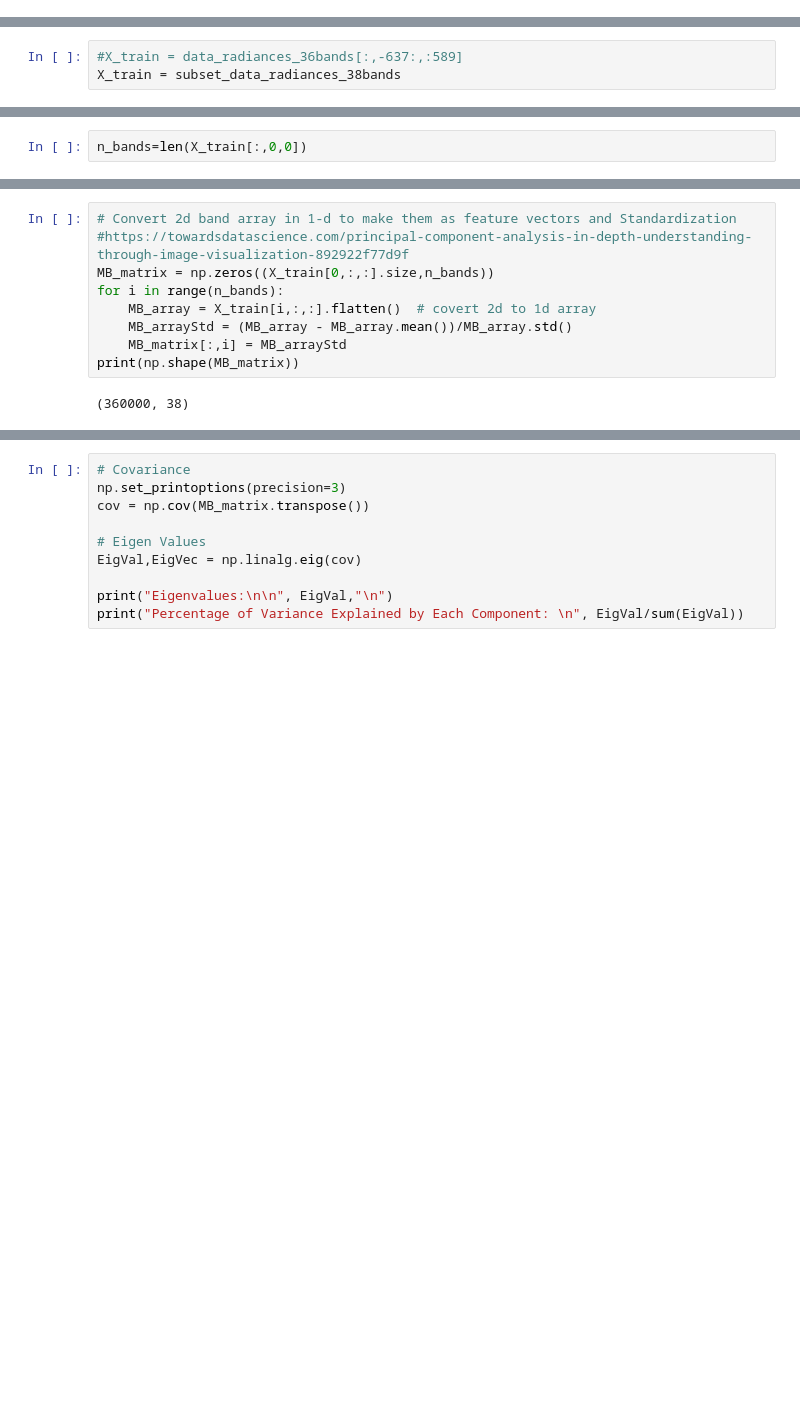
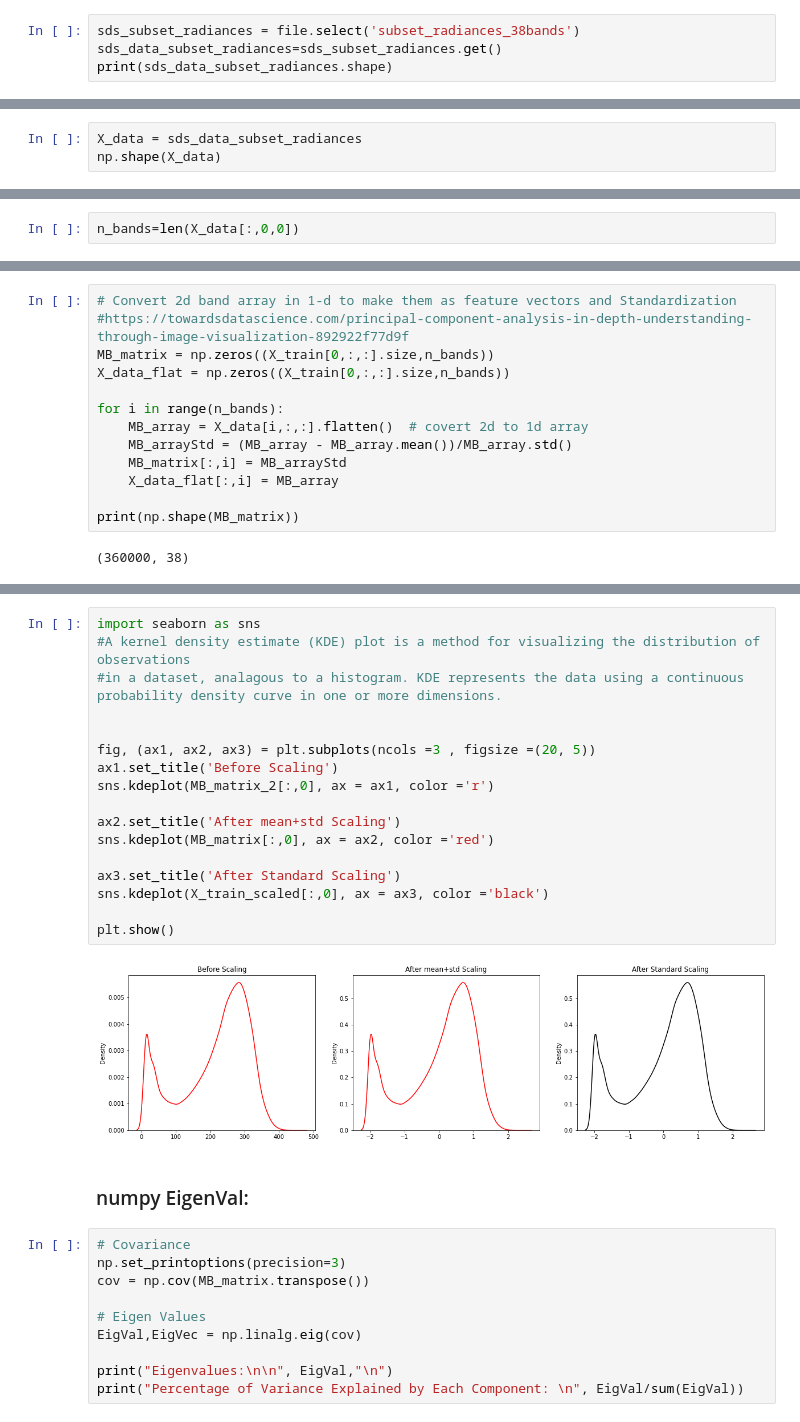
Before and after one commit to jesseniagonzalezv/ICON_RTTOV, a Jupyter notebook: code_test/PCA-radiances.ipynb, the cells around one changed output, grey strips where cells are left out. Cells and saved outputs as stored; diff of their text form; blank space fills up the shorter version.

```diff
--- a/code_test/PCA-radiances.ipynb
+++ b/code_test/PCA-radiances.ipynb
@@ -2,0 +23,4 @@
+# %%
+sds_subset_radiances = file.select('subset_radiances_38bands')
+sds_data_subset_radiances=sds_subset_radiances.get()
+print(sds_data_subset_radiances.shape)
@@ -3,3 +29,3 @@
 # %%
-#X_train = data_radiances_36bands[:,-637:,:589]
-X_train = subset_data_radiances_38bands
+X_data = sds_data_subset_radiances
+np.shape(X_data)
@@ -10,2 +34,2 @@ np.shape(X_train)
 # %%
-n_bands=len(X_train[:,0,0])
+n_bands=len(X_data[:,0,0])
@@ -13,10 +39,14 @@ n_bands=len(X_train[:,0,0])
 # Convert 2d band array in 1-d to make them as feature vectors and Standardization
 #https://towardsdatascience.com/principal-component-analysis-in-depth-understanding-through-image-visualization-892922f77d9f
 MB_matrix = np.zeros((X_train[0,:,:].size,n_bands))
+X_data_flat = np.zeros((X_train[0,:,:].size,n_bands))
+
 for i in range(n_bands):
-    MB_array = X_train[i,:,:].flatten()  # covert 2d to 1d array
+    MB_array = X_data[i,:,:].flatten()  # covert 2d to 1d array
     MB_arrayStd = (MB_array - MB_array.mean())/MB_array.std()
     MB_matrix[:,i] = MB_arrayStd
+    X_data_flat[:,i] = MB_array
+
 print(np.shape(MB_matrix))
 # %% [output]
 (360000, 38)
@@ -23,3 +109,24 @@ print(np.shape(MB_matrix))
+# %%
+import seaborn as sns
+#A kernel density estimate (KDE) plot is a method for visualizing the distribution of observations
+#in a dataset, analagous to a histogram. KDE represents the data using a continuous probability density curve in one or more dimensions.
+
+
+fig, (ax1, ax2, ax3) = plt.subplots(ncols =3 , figsize =(20, 5))
+ax1.set_title('Before Scaling')
+sns.kdeplot(MB_matrix_2[:,0], ax = ax1, color ='r')
+
+ax2.set_title('After mean+std Scaling')
+sns.kdeplot(MB_matrix[:,0], ax = ax2, color ='red')
+
+ax3.set_title('After Standard Scaling')
+sns.kdeplot(X_train_scaled[:,0], ax = ax3, color ='black')
+
+plt.show()
+# %% [output]
+[figure, added]
+# %% [markdown]
+### numpy EigenVal:
 # %%
 # Covariance
 np.set_printoptions(precision=3)
```
Also changed, not shown: parts of 30 cells of this notebook, 2 other files.
